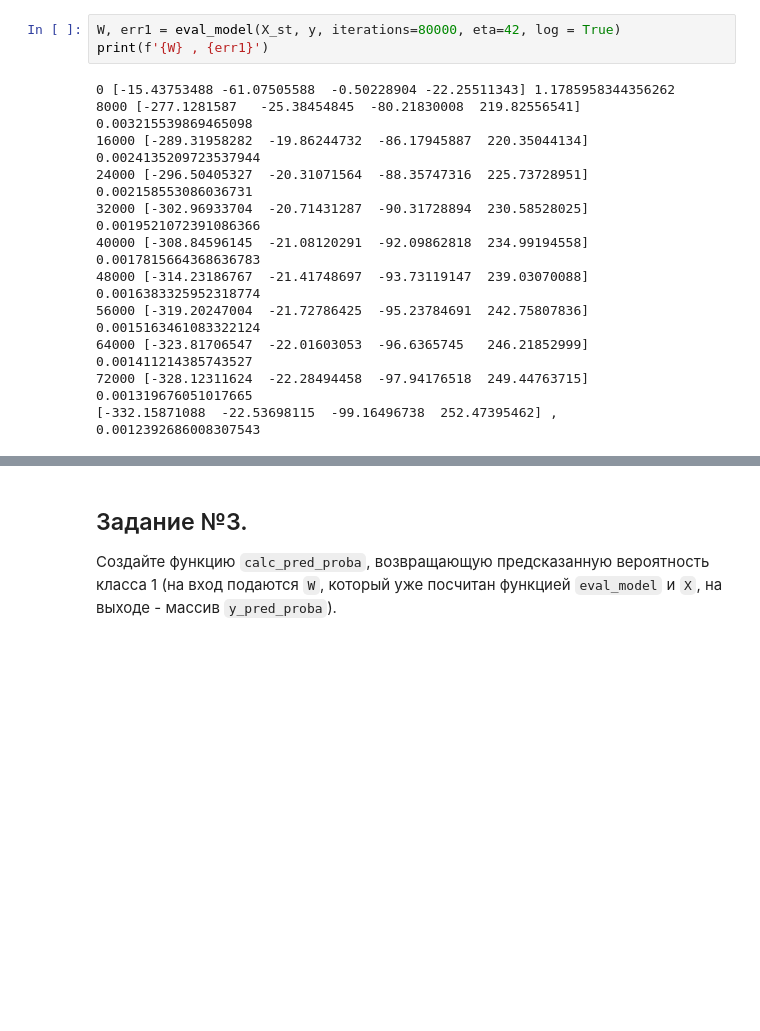
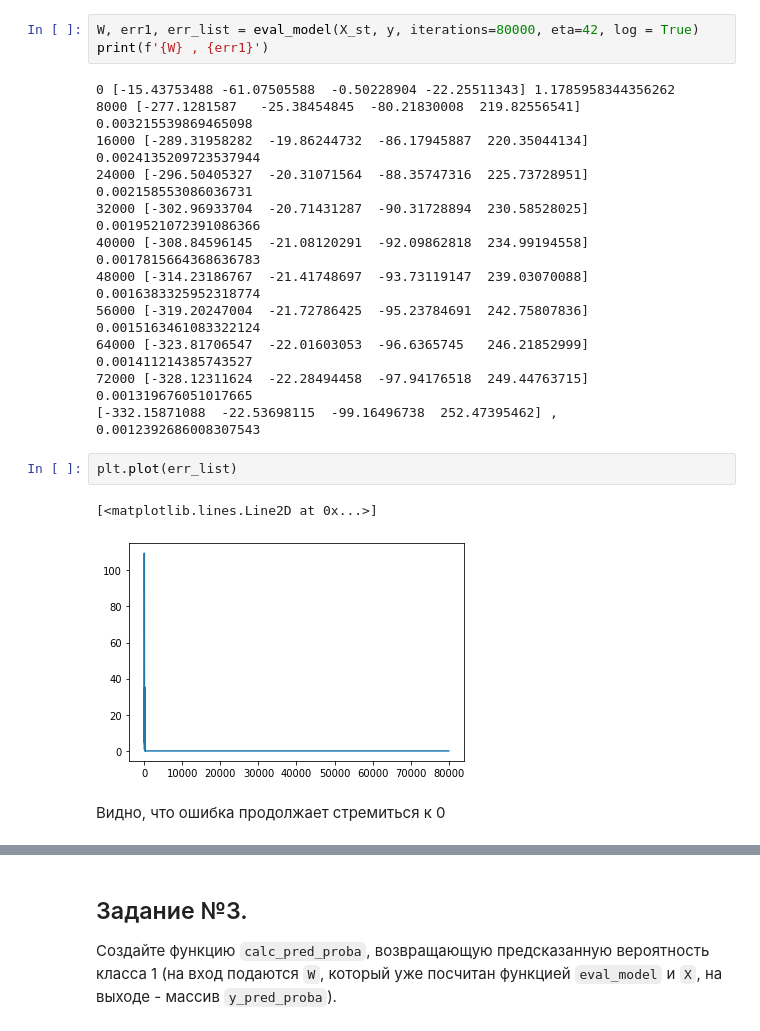
Before and after one commit to vinalyan/diff, a Jupyter notebook: GeekBrains/algorithms/web3/Lession3_HW.ipynb, the cells around one changed output, grey strips where cells are left out. Saved outputs shown, nothing was run; the diff lists cells and outputs as text; blank space fills up the shorter version.

```diff
--- a/GeekBrains/algorithms/web3/Lession3_HW.ipynb
+++ b/GeekBrains/algorithms/web3/Lession3_HW.ipynb
@@ -125,5 +138,5 @@ print(f'{W} , {err}')
 # %%
-W, err1 = eval_model(X_st, y, iterations=80000, eta=42, log = True)
+W, err1, err_list = eval_model(X_st, y, iterations=80000, eta=42, log = True)
 print(f'{W} , {err1}')
 # %% [output]
 0 [-15.43753488 -61.07505588  -0.50228904 -22.25511343] 1.1785958344356262
@@ -137,4 +150,11 @@ print(f'{W} , {err1}')
 64000 [-323.81706547  -22.01603053  -96.6365745   246.21852999] 0.001411214385743527
 72000 [-328.12311624  -22.28494458  -97.94176518  249.44763715] 0.001319676051017665
 [-332.15871088  -22.53698115  -99.16496738  252.47395462] , 0.0012392686008307543
+# %%
+plt.plot(err_list)
+# %% [output]
+[<matplotlib.lines.Line2D at 0x...>]
+[figure, added]
+# %% [markdown]
+Видно, что ошибка продолжает стремиться к 0
 # %%
```
Also changed, not shown: parts of 22 cells of this notebook.
